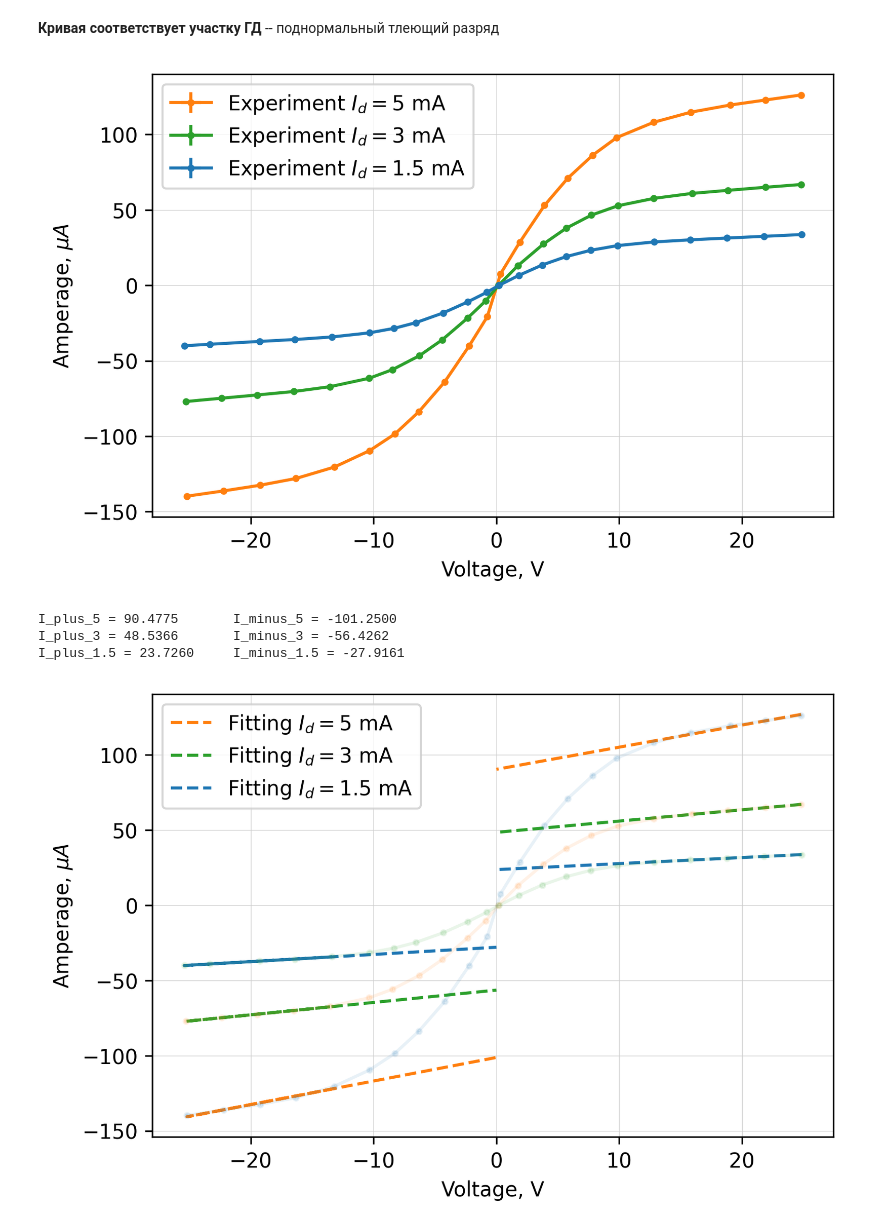
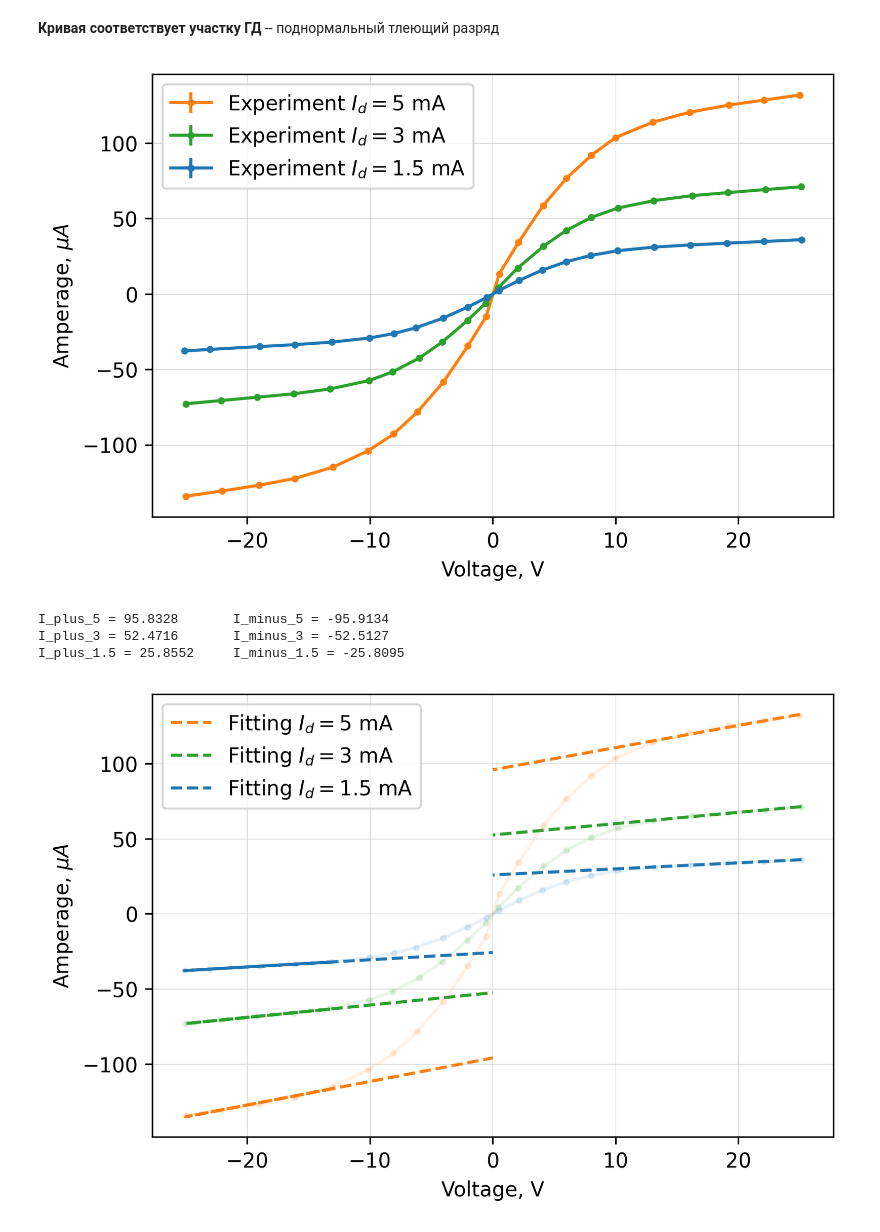
Before and after one commit to gleblug/experiment-automation, a Jupyter notebook: 3.5.1-ne-plasma/processing.ipynb, the cells around one changed output. Saved outputs shown, nothing was run; the diff lists cells and outputs as text; code cells hidden in the pictures.

```diff
--- a/3.5.1-ne-plasma/processing.ipynb
+++ b/3.5.1-ne-plasma/processing.ipynb
@@ -43,7 +43,7 @@ pr.append(pd.read_csv(r"raw-data\probe1-5.txt"))
 
 I_name = [5, 3, 1.5]
 colors = ["orange", "green", "blue"]
-U_corr = [0.2, 0.3, 0.3]
+I_corr = [5.65, 4.16, 2.25]
 # %%
 plt.figure(figsize=(6, 4), dpi=300)
 
@@ -52,8 +52,8 @@ plt.grid(which='minor', linestyle=':', color='0.9')
 plt.grid(which='major', linestyle='-', color='0.8', linewidth=0.3)
 
 for index, probe in enumerate(pr):
-    U = probe['U'] - U_corr[index]
-    I = probe['I']
+    U = probe['U']
+    I = probe['I'] + I_corr[index]
     plt.errorbar(U, I, yerr=0.003*I, xerr=0.003*U, linestyle='-', marker='.', markersize=5, label=r"Experiment $I_d = $" + f"{I_name[index]}" +" mA", color=f"tab:{colors[index]}", alpha=1)
 # plt.plot(U_line, line(U_line, opt[0], opt[1]), label=r"Fitting: $R_{diff}=$ " + f"{-1/opt[0]:.1f}" + r"$\pm 1.48$ kOhm", color="tab:red", linestyle='-')
 
@@ -65,41 +65,47 @@ plt.legend()
 plt.savefig(r"images\vah-probe.png", facecolor="white")
 plt.show()
 # %% [output]
-[figure, old version]
+[figure, new version]
+# %%
+I_in = []
+dIdU = []
 # %%
 plt.figure(figsize=(6, 4), dpi=300)
 
 # plt.minorticks_on()
 plt.grid(which='minor', linestyle=':', color='0.9')
 plt.grid(which='major', linestyle='-', color='0.8', linewidth=0.3)
 
 for index, probe in enumerate(pr):
-    U = probe['U'] - U_corr[index]
-    I = probe['I']
-    plt.errorbar(U, I, yerr=0.003*I, xerr=0.003*U, linestyle='-', marker='.', markersize=5, alpha=0.1)
+    U = probe['U']
+    I = probe['I'] + I_corr[index]
+    plt.errorbar(U, I, yerr=0.003*I, xerr=0.003*U, linestyle='-', marker='.', markersize=5, alpha=0.1, color=f"tab:{colors[index]}")
 
     U_plus = np.concatenate([U[:5], [0]])
     U_minus = np.concatenate([U[-5:], [0]])
 
     ptr_plus, _ = curve_fit(line, U[:5], I[:5])
     ptr_minus, _ = curve_fit(line, U[-5:], I[-5:])
 
     plt.plot(U_plus, line(U_plus, ptr_plus[0], ptr_plus[1]), color=f"tab:{colors[index]}", linestyle='--', label=r"Fitting $I_d = $" + f"{I_name[index]}" +" mA")
     plt.plot(U_minus, line(U_minus, ptr_minus[0], ptr_minus[1]), color=f"tab:{colors[index]}", linestyle='--')
 
     print(f"I_plus_{I_name[index]} = {line(0, ptr_plus[0], ptr_plus[1]):.4f}\t I_minus_{I_name[index]} = {line(0, ptr_minus[0], ptr_minus[1]):.4f}")
 
+    I_in.append(line(0, ptr_plus[0], ptr_plus[1]) * 1e-6)
+    dIdU.append((I[11] - I[10]) / (U[11] - U[10]) * 1e-6)
+
 # plt.plot(U_line, line(U_line, opt[0], opt[1]), label=r"Fitting: $R_{diff}=$ " + f"{-1/opt[0]:.1f}" + r"$\pm 1.48$ kOhm", color="tab:red", linestyle='-')
 
 # plt.title("ВАХ разряда", fontsize=16)
 plt.ylabel("Amperage, $\mu A$")
 plt.xlabel("Voltage, V")
 
 plt.legend()
-plt.savefig(r"images\vah-probe.png", facecolor="white")
+plt.savefig(r"images\vah-probe-fit.png", facecolor="white")
 plt.show()
 # %% [output]
-I_plus_5 = 90.4775       I_minus_5 = -101.2500
-I_plus_3 = 48.5366       I_minus_3 = -56.4262
-I_plus_1.5 = 23.7260     I_minus_1.5 = -27.9161
+I_plus_5 = 95.8328       I_minus_5 = -95.9134
+I_plus_3 = 52.4716       I_minus_3 = -52.5127
+I_plus_1.5 = 25.8552     I_minus_1.5 = -25.8095
-[figure, old version]
+[figure, new version]
```
Also changed, not shown: parts of 20 cells of this notebook, 32 other files.
